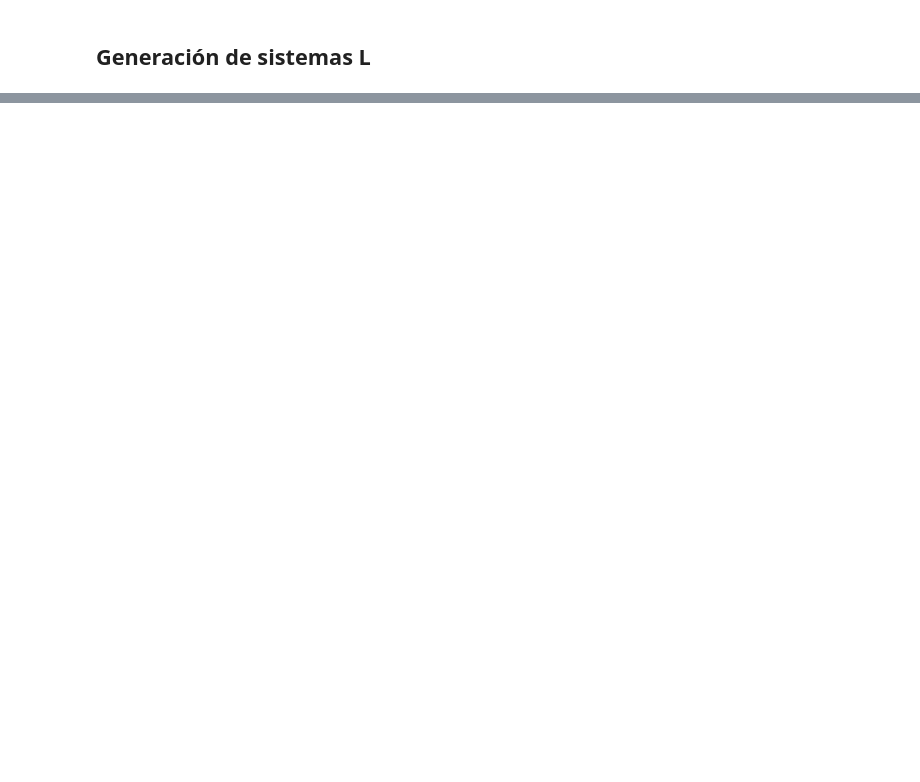
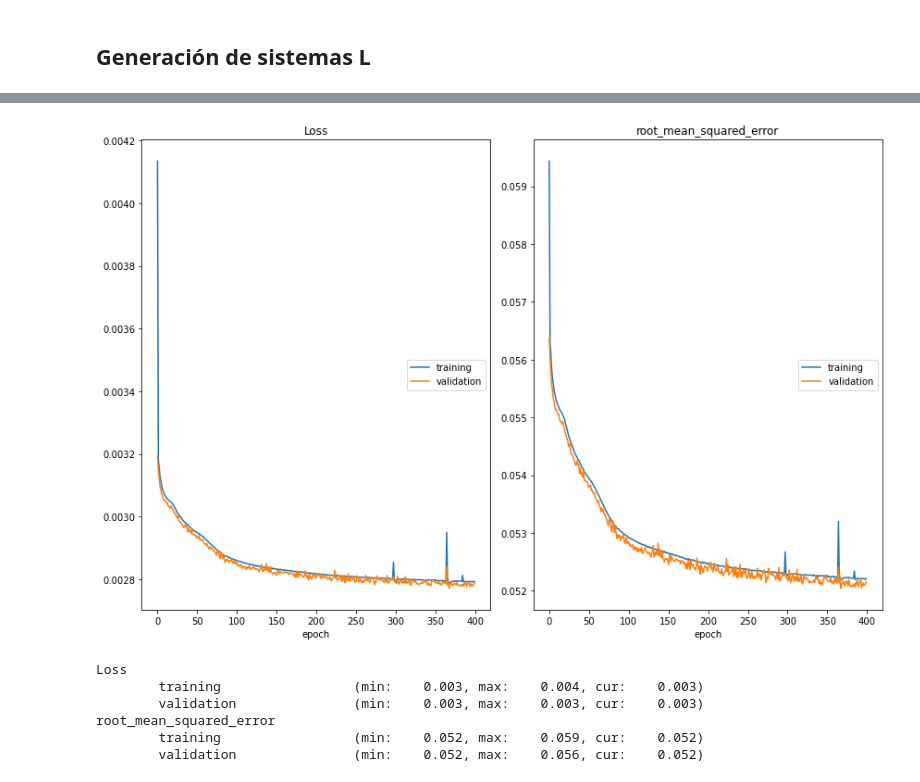
Before and after one commit to alejandropiuryp/quality-Lsystems-TFG, a Jupyter notebook: L-System - TFG.ipynb, the cells around one changed output, grey strips where cells are left out. Cells and saved outputs as stored; diff of their text form; code cells hidden in the pictures; blank space fills up the shorter version.

```diff
--- a/L-System - TFG.ipynb
+++ b/L-System - TFG.ipynb
@@ -392,0 +768,4 @@ CFEE {'F': 'CFE', 'E': '[]', 'C': 'FFC-'} 18
+# %%
+X_train, X_test = train_test_split(x_ae,test_size=0.30, random_state=42)
+
+X_train.shape,X_test.shape
@@ -392,0 +774,34 @@ CFEE {'F': 'CFE', 'E': '[]', 'C': 'FFC-'} 18
+# %%
+encoder_input = Input(shape=(n, vocab+1),name="encoder_input")
+
+
+x = Conv1D(32,3,padding='same',activation=tf.keras.layers.LeakyReLU(),name="encoder_conv_0")(encoder_input)
+x = MaxPooling1D(name="encoder_sampling_0")(x)
+x = Conv1D(32,3,padding='same',activation=tf.keras.layers.LeakyReLU(),name="encoder_conv_1")(x)
+x = MaxPooling1D(name="encoder_sampling_1")(x)
+x = Conv1D(32,3,padding='same',activation=tf.keras.layers.LeakyReLU(),name="encoder_conv_2",kernel_regularizer=l1_l2(l1=1e-5, l2=1e-4),bias_regularizer=l1_l2(l1=1e-5, l2=1e-4))(x)
+x = MaxPooling1D(name="encoder_sampling_2",pool_size=5)(x)
+
+shape_before_flattening = x.get_shape()[1:]
+
+x = Flatten()(x)
+
+
+latent_space = Dense(50,name="latent_space")(x)
+
+x = Dense(np.prod(shape_before_flattening),name="decoder_input")(latent_space)
+x = Reshape(shape_before_flattening,name="decoder_reshape")(x)
+
+
+x = Conv1D(32,3,padding='same',activation=tf.keras.layers.LeakyReLU(),name="decoder_conv_1")(x)
+x = UpSampling1D(name="decoder_upSampling_1",size=5)(x)
+x = Conv1D(32,3,padding='same',activation=tf.keras.layers.LeakyReLU(),name="decoder_conv_2")(x)
+x = UpSampling1D(name="decoder_upSampling_2")(x)
+x = Conv1D(32,3,padding='same',activation=tf.keras.layers.LeakyReLU(),name="decoder_conv_3")(x)
+x = UpSampling1D(name="decoder_upSampling_3")(x)
+
+decoder_output = Conv1D(vocab+1,3,padding='same',activation=tf.keras.layers.LeakyReLU(),name="decoder_output")(x)
+
+
+autoencoder = Model(encoder_input,decoder_output,name="Autoencoder")
+autoencoder.summary()
@@ -392,0 +826,13 @@ CFEE {'F': 'CFE', 'E': '[]', 'C': 'FFC-'} 18
+# %%
+autoencoder.compile(optimizer=tf.keras.optimizers.Adam(learning_rate=0.001),loss="mean_squared_error",metrics=[tf.keras.metrics.RootMeanSquaredError()])
+history_ae = autoencoder.fit(x=X_train,y=X_train,validation_data=(X_test,X_test),batch_size=128,shuffle=True,epochs=400,callbacks=[PlotLossesKeras()])
+
+autoencoder.save('autoencoder_v2.h5')
+# %% [output]
+[figure, added]
+Loss
+        training                 (min:    0.003, max:    0.004, cur:    0.003)
+        validation               (min:    0.003, max:    0.003, cur:    0.003)
+root_mean_squared_error
+        training                 (min:    0.052, max:    0.059, cur:    0.052)
+        validation               (min:    0.052, max:    0.056, cur:    0.052)
```
Also changed, not shown: parts of 69 cells of this notebook, 8 other files.
